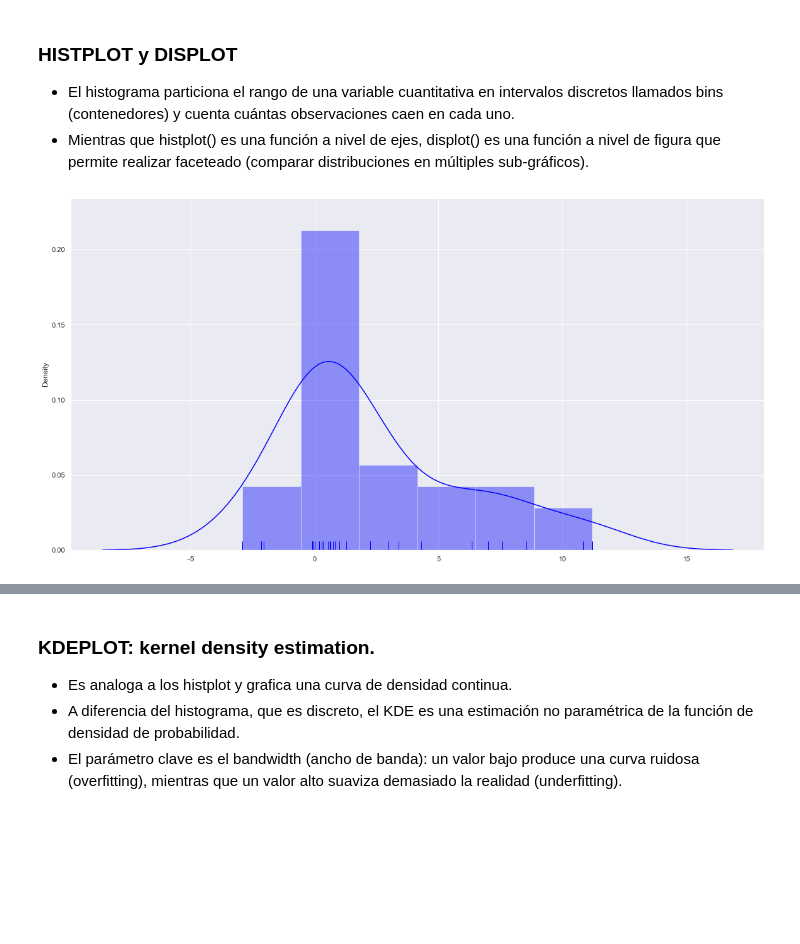
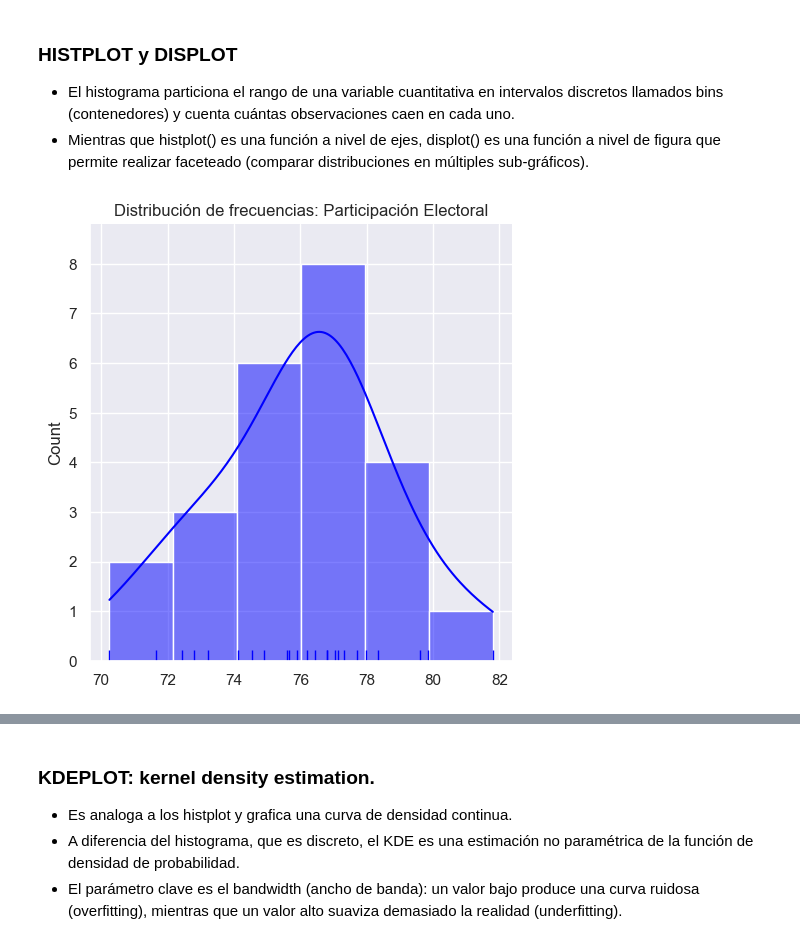
Before and after one commit to fedestarosta/DS, a Jupyter notebook: Clase_08_Visualizacion.ipynb, the cells around one changed output, grey strips where cells are left out. Saved outputs shown, nothing was run; the diff lists cells and outputs as text; code cells hidden in the pictures; blank space fills up the shorter version.

```diff
--- a/Clase_08_Visualizacion.ipynb
+++ b/Clase_08_Visualizacion.ipynb
@@ -351,9 +335,12 @@ array([ 6.33,  2.25,  7.55,  3.4 , 10.83,  1.27,  2.25, -2.15,  6.35,
 + El histograma particiona el rango de una variable cuantitativa en intervalos discretos llamados bins (contenedores) y cuenta cuántas observaciones caen en cada uno.
 + Mientras que histplot() es una función a nivel de ejes, displot() es una función a nivel de figura que permite realizar faceteado (comparar distribuciones en múltiples sub-gráficos).
 # %%
-#histogramas para ver la distribucion de frecuencias
-x = futbol['inversion_abs'].values
-sns.distplot(x, color = 'blue' , rug= True);
+# histogramas para ver la distribucion de frecuencias
+x = df_elecciones['Participacion'].values
+# Agregamos kde=True para forzar que dibuje la línea de tendencia sobre las barras
+sns.displot(x, color='blue', rug=True, kde=True)
+plt.title('Distribución de frecuencias: Participación Electoral')
+plt.show()
 # %% [output]
-[figure, old version]
+[figure, new version]
 # %%
```
Also changed, not shown: parts of 20 cells of this notebook, 2 other files.
